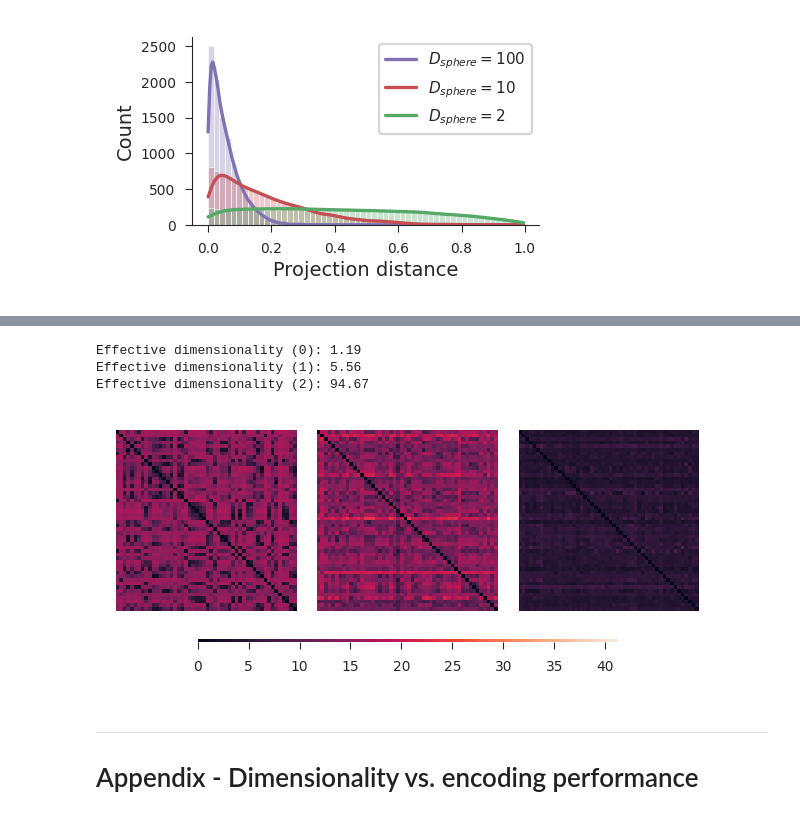
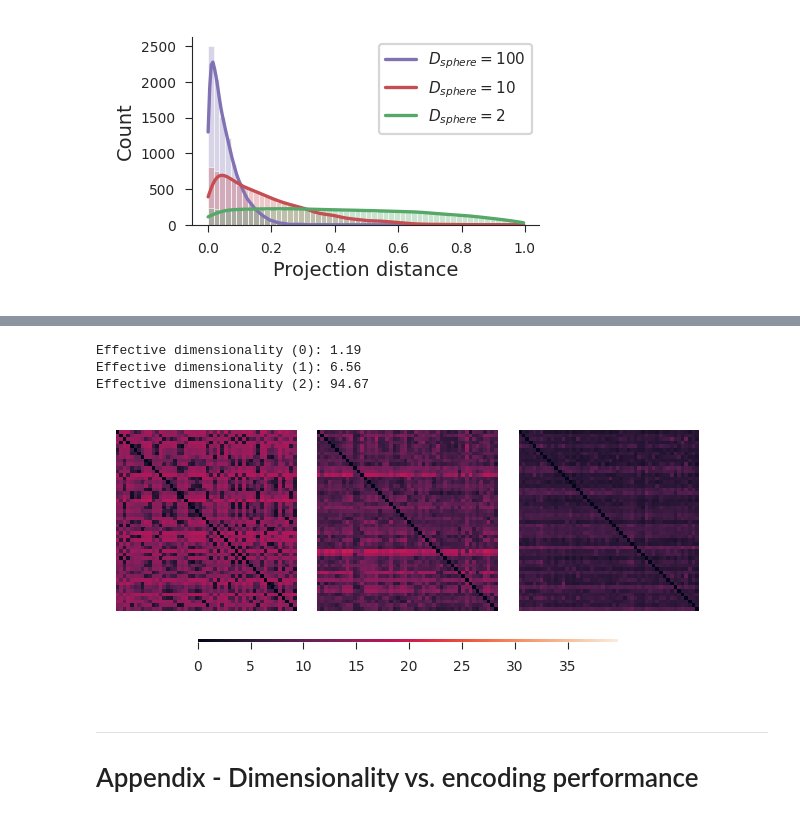
Before and after one commit to EricElmoznino/encoder_dimensionality, a Jupyter notebook: figures/manuscript/results.ipynb, the cells around one changed output, grey strips where cells are left out. Cells and saved outputs as stored; diff of their text form; code cells hidden in the pictures.

Commit message:
Updated plots to include classification/projections with avg-pooling instead of max-pooling

```diff
--- a/figures/manuscript/results.ipynb
+++ b/figures/manuscript/results.ipynb
@@ -462,7 +462,7 @@ plt.show()
 ---
 # Classification
 # %%
-data = pd.read_csv(f'../../results/n-shot|dataset:imagenet21k|classifier:prototype|pooling:True.csv')
+data = pd.read_csv(f'../../results/n-shot|dataset:imagenet21k|classifier:prototype|pooling:avg.csv')
 data = data[data.n_train == 50]
 data = data.drop([c for c in data.columns if c not in id_columns + ['MRR']], axis='columns')
 data = data.groupby(id_columns, as_index=False).mean()
@@ -531,7 +531,7 @@ plt.show()
 [figure]
 # %%
 eigmetrics = pd.read_csv(f'../../results/eigmetrics|dataset:imagenet|pooling:avg|grayscale:False.csv')
-projections = xr.open_dataarray(f'../../results/projections|dataset:imagenet21k|pooling:True.nc')
+projections = xr.open_dataarray(f'../../results/projections|dataset:imagenet21k|pooling:avg.nc')
 
 eigmetrics.loc[:, 'layer'] = eigmetrics['layer'].replace(tf_to_pt_layer_map)
 for source, target in tf_to_pt_layer_map.items():
@@ -577,28 +597,28 @@ plt.show()
 # %%
 scaled_projections = data.projections.sel(metric='scaled_projections')
 eigmetrics = data.eigmetrics.sel(eigmetric='effective dimensionality')
 min_proj, max_proj = scaled_projections.min(), scaled_projections.max()
 
 fig, axs = plt.subplots(1, 3, figsize=(3, 1.6))
 cbar_ax = fig.add_axes([.15, 0.12, .7, .01])
 
-for i, ratio in enumerate([0.1, 0.75, 0.99]):
+for i, ratio in enumerate([0.1, 0.79, 0.99]):
     ratio = int(len(eigmetrics) * ratio)
     d = eigmetrics.isel(identifier=ratio).item()
     print(f'Effective dimensionality ({i}): {d:.2f}')
     projs = scaled_projections.isel(identifier=ratio)
     sns.heatmap(projs, xticklabels=[], yticklabels=[],
                 vmin=min_proj, vmax=max_proj, cbar_ax=cbar_ax,
                 cbar_kws={'orientation': 'horizontal'}, ax=axs[i])
     axs[i].set(box_aspect=1)
 
 plt.savefig('saved/results_projections-examples.png', dpi=300)
 plt.show()
 # %% [output]
 Effective dimensionality (0): 1.19
-Effective dimensionality (1): 5.56
+Effective dimensionality (1): 6.56
 Effective dimensionality (2): 94.67
-[figure, old version]
+[figure, new version]
 # %% [markdown]
 ---
 # Appendix - Dimensionality vs. encoding performance
```
Also changed, not shown: parts of 3 cells of this notebook, 10 other files.
